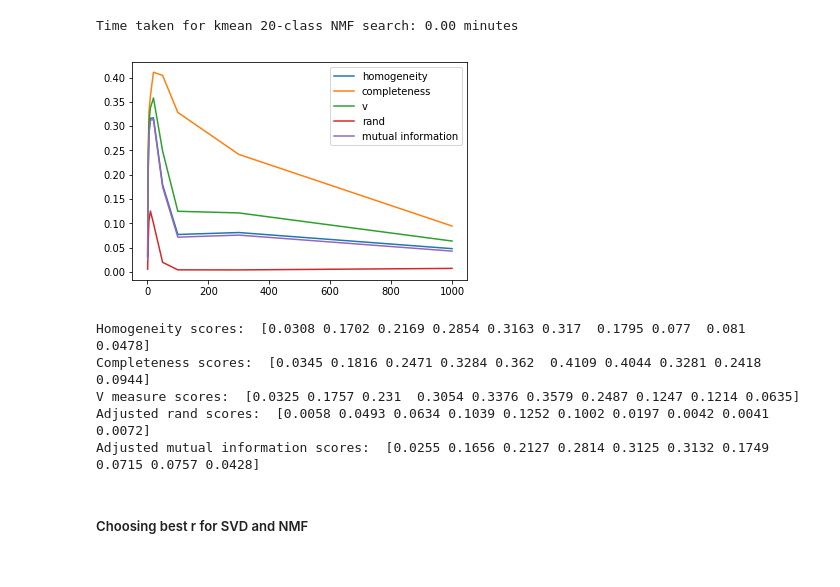
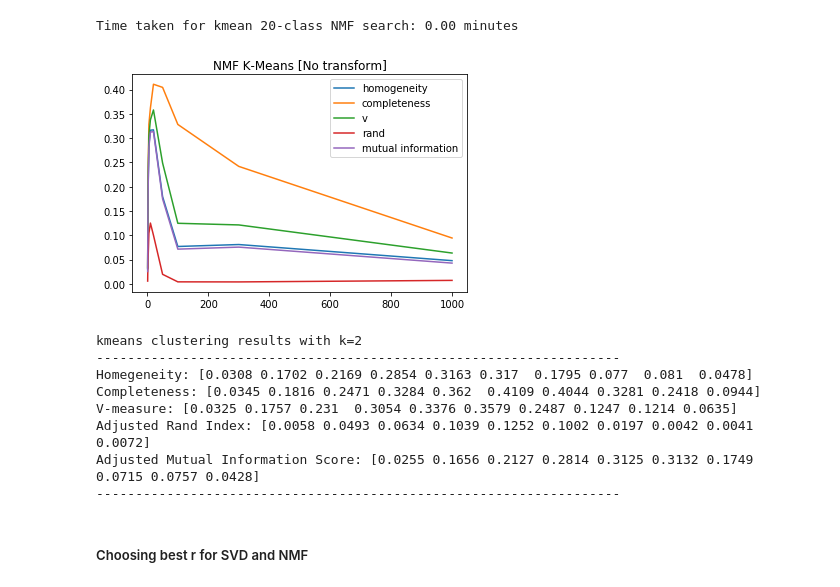
Before and after one commit to 219Winter2019adjz/Project2, a Jupyter notebook: Proj2.ipynb, the cells around one changed output. Cells and saved outputs as stored; diff of their text form; code cells hidden in the pictures.

```diff
--- a/Proj2.ipynb
+++ b/Proj2.ipynb
@@ -749,9 +779,9 @@ X_data_svd_r20 = svd20.fit_transform(X_data_tfidf20)
 import time
 start_time = time.time()
 
-svd_npz_name = 'svd20'
+npz_name = 'svd20'
 
-data = load_scores(svd_npz_name)
+data = load_scores(npz_name)
 if data is None:
     for i in range(len(r20)):
         interm_time = time.time()
@@ -769,7 +799,7 @@ if data is None:
         'rand': svd_rand,
         'mutual_info': svd_mutual_info
     }
-    save_scores(svd_npz_name, data)
+    save_scores(npz_name, data)
 else:
     svd_homogeneity = data['homogeneity']
     svd_completeness = data['completeness']
@@ -828,12 +851,18 @@ nmf_mutual_info = np.zeros(len(r20))
 # %%
 # Perform NMF for each number of components and calculate each metric
+
+nmf_homogeneity = np.zeros(len(r20))
+nmf_completeness = np.zeros(len(r20))
+nmf_v = np.zeros(len(r20))
+nmf_rand = np.zeros(len(r20))
+nmf_mutual_info = np.zeros(len(r20))
 
 import time
 start_time = time.time()
 
-svd_npz_name = 'nmf20'
+npz_name = 'nmf20'
 
-data = load_scores(svd_npz_name)
+data = load_scores(npz_name)
 if data is None:
     for i in range(len(r20)):
         interm_time = time.time()
@@ -853,7 +882,7 @@ if data is None:
         'rand': nmf_rand,
         'mutual_info': nmf_mutual_info
     }
-    save_scores(svd_npz_name, data)
+    save_scores(npz_name, data)
 else:
     nmf_homogeneity = data['homogeneity']
     nmf_completeness = data['completeness']
@@ -867,29 +896,28 @@ Time taken for kmean 20-class NMF search: 0.00 minutes
 # %%
 # Plot metrics for nmf.
 
 plt.figure()
 plt.plot(r20, nmf_homogeneity)
 plt.plot(r20, nmf_completeness)
 plt.plot(r20, nmf_v)
 plt.plot(r20, nmf_rand)
 plt.plot(r20, nmf_mutual_info)
 
+plt.title('NMF K-Means [No transform]')
 plt.legend(['homogeneity', 'completeness', 'v', 'rand', 'mutual information'])
 plt.show()
+
+scores(category_labels, None, data)
 # %% [output]
-[figure, old version]
+[figure, new version]
+kmeans clustering results with k=2
+-------------------------------------------------------------------
+Homegeneity: [0.0308 0.1702 0.2169 0.2854 0.3163 0.317  0.1795 0.077  0.081  0.0478]
+Completeness: [0.0345 0.1816 0.2471 0.3284 0.362  0.4109 0.4044 0.3281 0.2418 0.0944]
+V-measure: [0.0325 0.1757 0.231  0.3054 0.3376 0.3579 0.2487 0.1247 0.1214 0.0635]
+Adjusted Rand Index: [0.0058 0.0493 0.0634 0.1039 0.1252 0.1002 0.0197 0.0042 0.0041 0.0072]
+Adjusted Mutual Information Score: [0.0255 0.1656 0.2127 0.2814 0.3125 0.3132 0.1749 0.0715 0.0757 0.0428]
+-------------------------------------------------------------------
-# %%
-print('Homogeneity scores: ', np.round(nmf_homogeneity, 4))
-print('Completeness scores: ', np.round(nmf_completeness, 4))
-print('V measure scores: ', np.round(nmf_v, 4))
-print('Adjusted rand scores: ', np.round(nmf_rand, 4))
-print('Adjusted mutual information scores: ', np.round(nmf_mutual_info, 4))
-# %% [output]
-Homogeneity scores:  [0.0308 0.1702 0.2169 0.2854 0.3163 0.317  0.1795 0.077  0.081  0.0478]
-Completeness scores:  [0.0345 0.1816 0.2471 0.3284 0.362  0.4109 0.4044 0.3281 0.2418 0.0944]
-V measure scores:  [0.0325 0.1757 0.231  0.3054 0.3376 0.3579 0.2487 0.1247 0.1214 0.0635]
-Adjusted rand scores:  [0.0058 0.0493 0.0634 0.1039 0.1252 0.1002 0.0197 0.0042 0.0041 0.0072]
-Adjusted mutual information scores:  [0.0255 0.1656 0.2127 0.2814 0.3125 0.3132 0.1749 0.0715 0.0757 0.0428]
 # %% [markdown]
 ##### Choosing best r for SVD and NMF
 # %%
```
Also changed, not shown: parts of 12 cells of this notebook, 1 other file.
